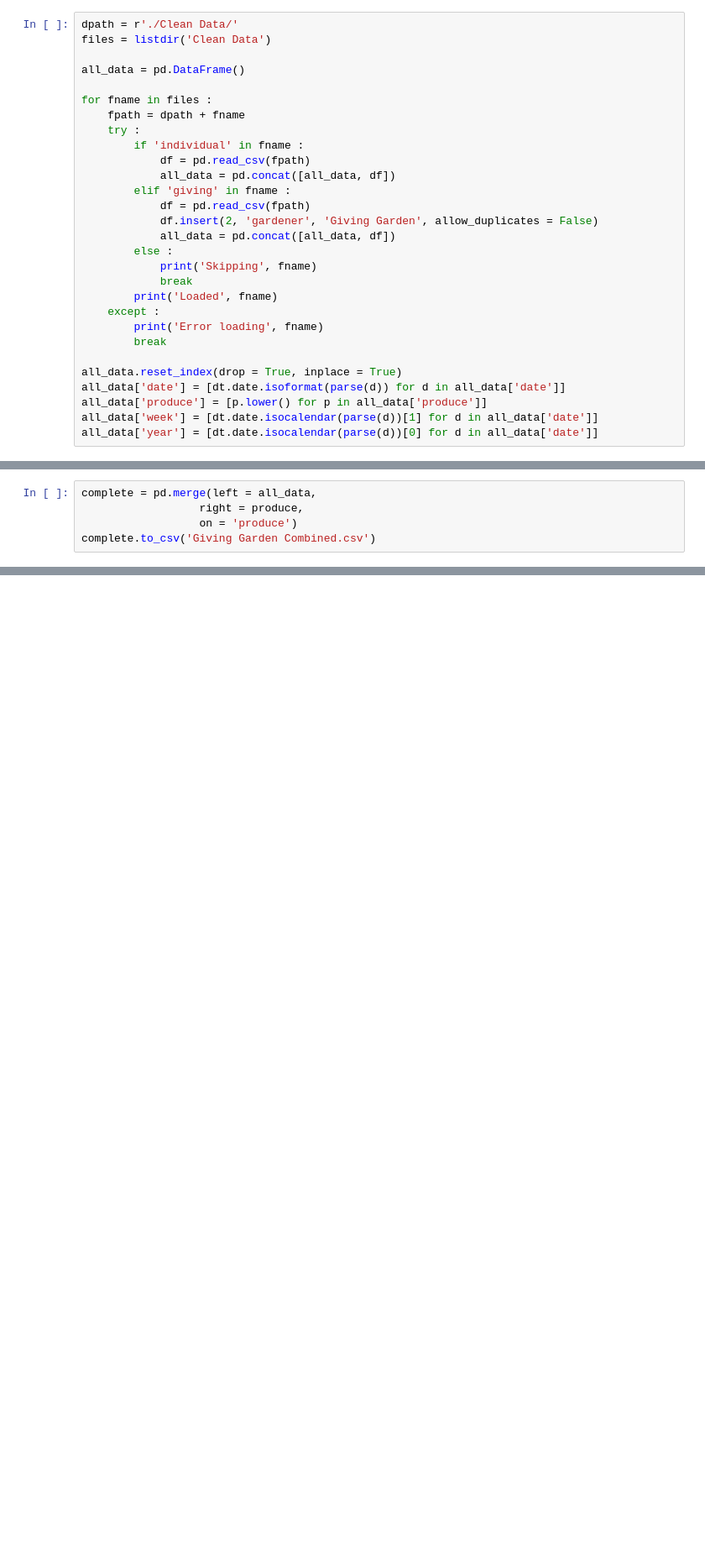
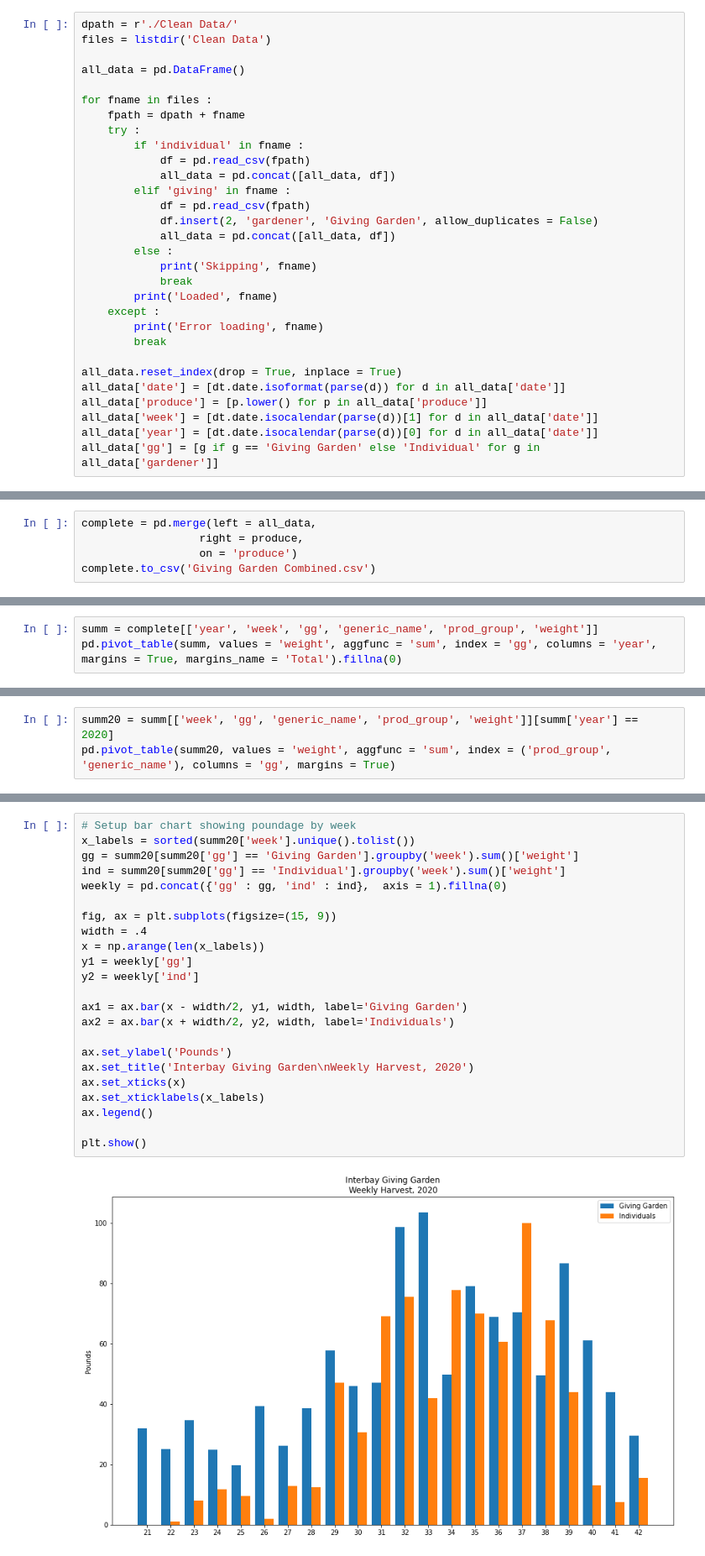
Before and after one commit to rparkerjr/Interbay-Giving-Garden, a Jupyter notebook: Giving Garden Data.ipynb, the cells around one changed output, grey strips where cells are left out. Shown at 84% size. Cells and saved outputs as stored; diff of their text form; blank space fills up the shorter version.

```diff
--- a/Giving Garden Data.ipynb
+++ b/Giving Garden Data.ipynb
@@ -34,6 +42,7 @@ all_data['date'] = [dt.date.isoformat(parse(d)) for d in all_data['date']]
 all_data['produce'] = [p.lower() for p in all_data['produce']]
 all_data['week'] = [dt.date.isocalendar(parse(d))[1] for d in all_data['date']]
 all_data['year'] = [dt.date.isocalendar(parse(d))[0] for d in all_data['date']]
+all_data['gg'] = [g if g == 'Giving Garden' else 'Individual' for g in all_data['gardener']]
 # %% [output]
 Loaded giving_garden_2020.csv
 Loaded giving_garden_2013.csv
@@ -113,0 +97,3 @@ plt.plot(week_totals)
+# %%
+summ = complete[['year', 'week', 'gg', 'generic_name', 'prod_group', 'weight']]
+pd.pivot_table(summ, values = 'weight', aggfunc = 'sum', index = 'gg', columns = 'year', margins = True, margins_name = 'Total').fillna(0)
@@ -113,0 +129,3 @@ plt.plot(week_totals)
+# %%
+summ20 = summ[['week', 'gg', 'generic_name', 'prod_group', 'weight']][summ['year'] == 2020]
+pd.pivot_table(summ20, values = 'weight', aggfunc = 'sum', index = ('prod_group', 'generic_name'), columns = 'gg', margins = True)
@@ -113,0 +177,25 @@ plt.plot(week_totals)
+# %%
+# Setup bar chart showing poundage by week
+x_labels = sorted(summ20['week'].unique().tolist())
+gg = summ20[summ20['gg'] == 'Giving Garden'].groupby('week').sum()['weight']
+ind = summ20[summ20['gg'] == 'Individual'].groupby('week').sum()['weight']
+weekly = pd.concat({'gg' : gg, 'ind' : ind},  axis = 1).fillna(0)
+
+fig, ax = plt.subplots(figsize=(15, 9))
+width = .4
+x = np.arange(len(x_labels))
+y1 = weekly['gg']
+y2 = weekly['ind']
+
+ax1 = ax.bar(x - width/2, y1, width, label='Giving Garden')
+ax2 = ax.bar(x + width/2, y2, width, label='Individuals')
+
+ax.set_ylabel('Pounds')
+ax.set_title('Interbay Giving Garden\nWeekly Harvest, 2020')
+ax.set_xticks(x)
+ax.set_xticklabels(x_labels)
+ax.legend()
+
+plt.show()
+# %% [output]
+[figure, added]
```
Also changed, not shown: parts of 21 cells of this notebook, 1 other file.
